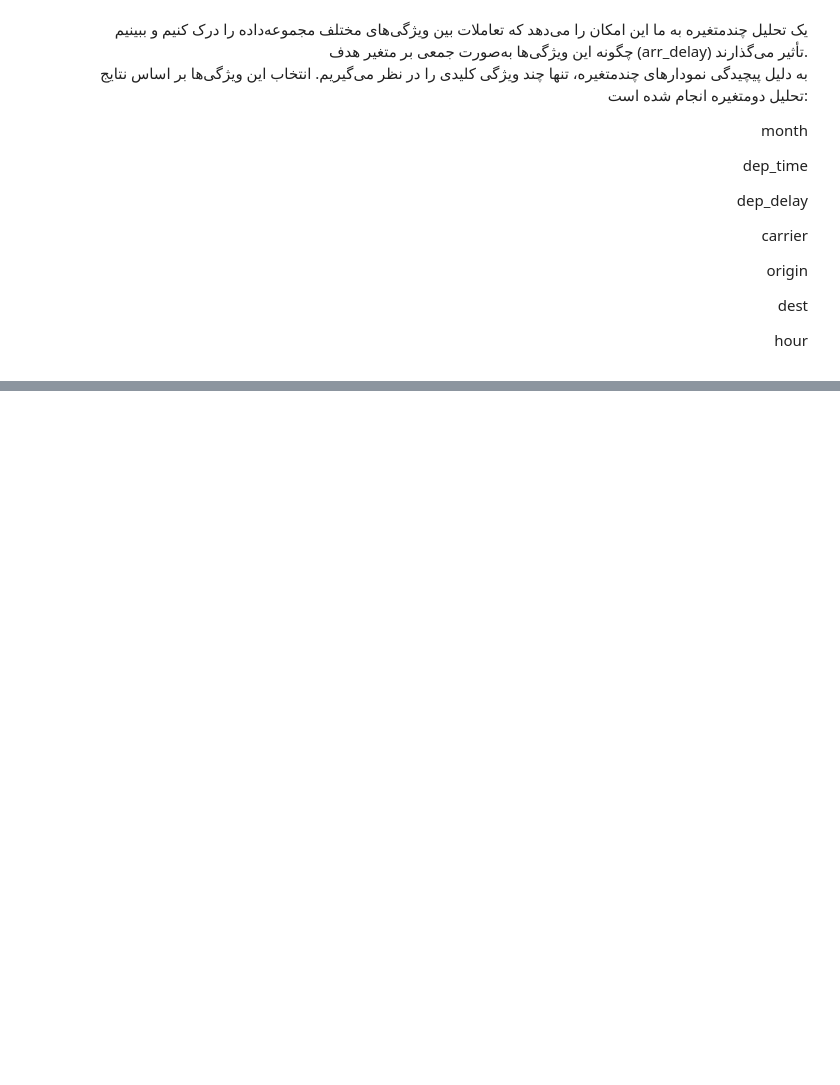
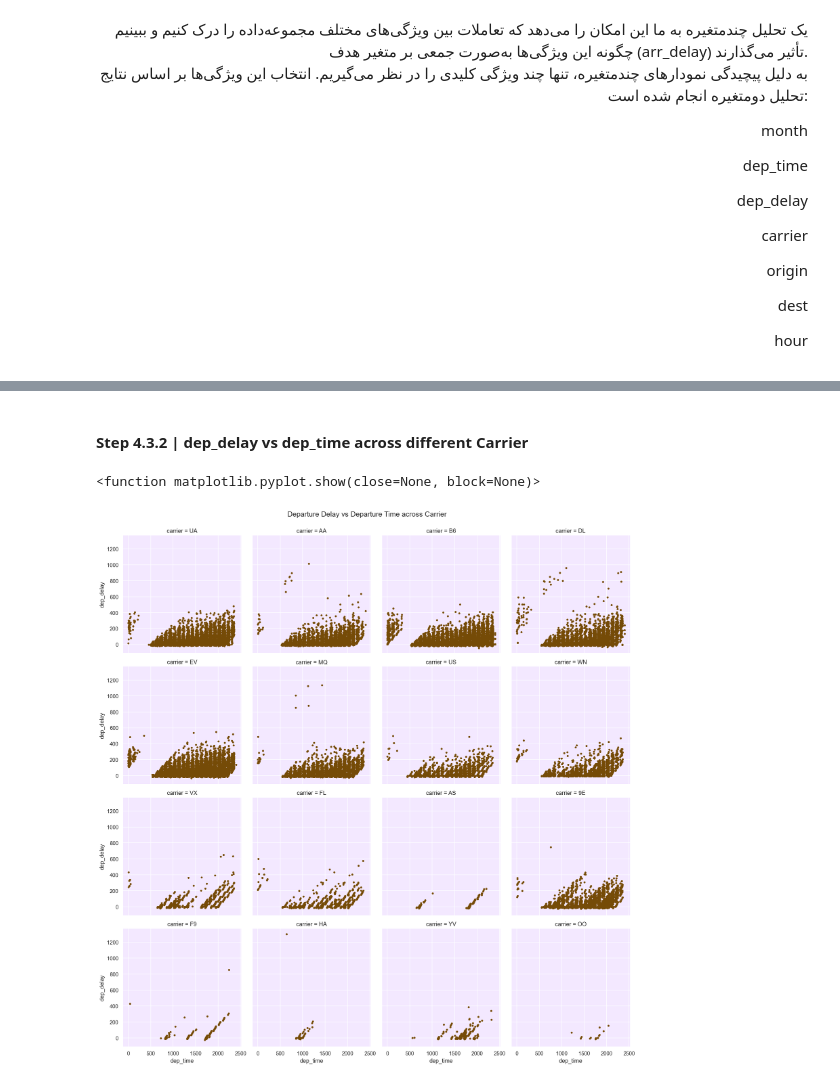
Before and after one commit to ar3haa/EDA-Preprocessing-For-Flights-Data, a Jupyter notebook: data_analysis_for _flights_data.ipynb, the cells around one changed output, grey strips where cells are left out. Cells and saved outputs as stored; diff of their text form; code cells hidden in the pictures; blank space fills up the shorter version.

```diff
--- a/data_analysis_for _flights_data.ipynb
+++ b/data_analysis_for _flights_data.ipynb
@@ -531,0 +557,10 @@ hour
+# %% [markdown]
+#### Step 4.3.2 | dep_delay vs dep_time across different Carrier
+# %%
+g = sns.FacetGrid(df , col='carrier' , col_wrap=4 , height=4 , aspect=1)
+g.map(plt.scatter , 'dep_time' , 'dep_delay' , color= colors_multi[-2] , s=10)
+g.fig.suptitle('Departure Delay vs Departure Time across Carrier' , fontsize=15 , y= 1.02)
+plt.show
+# %% [output]
+<function matplotlib.pyplot.show(close=None, block=None)>
+[figure, added]
```
Also changed, not shown: parts of 6 cells of this notebook.
